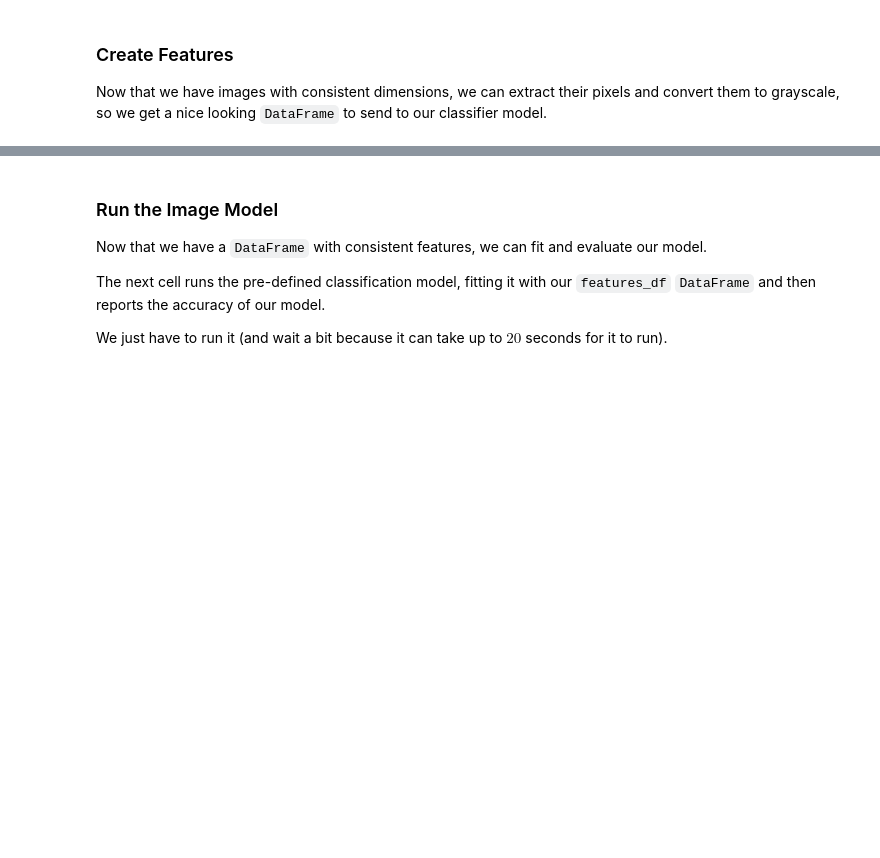
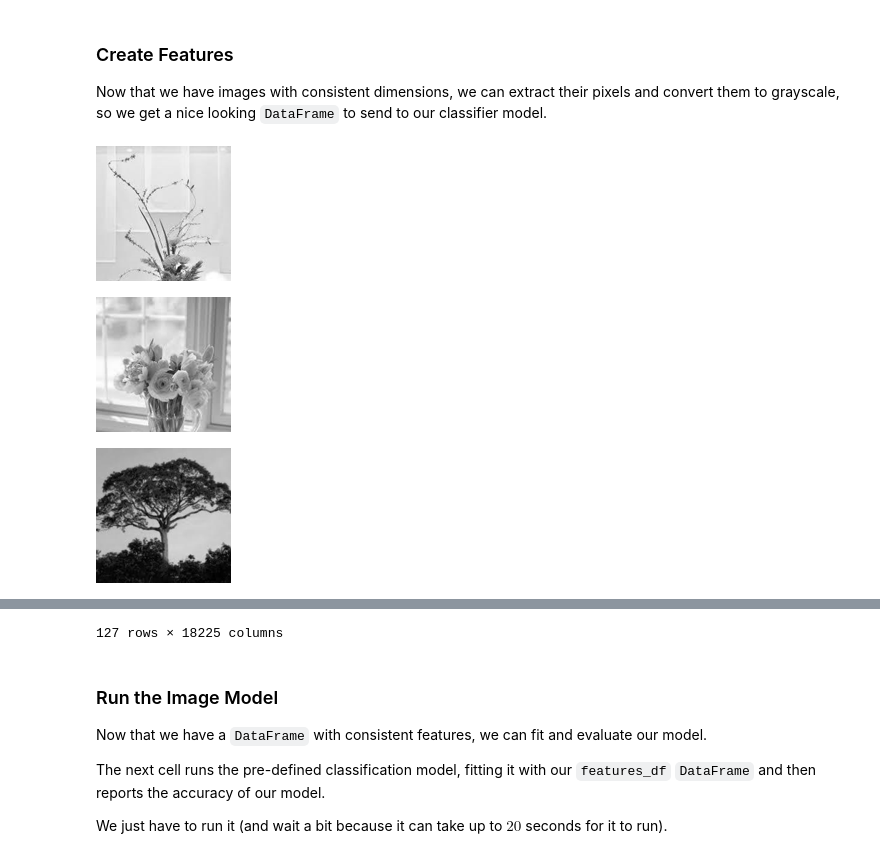
Before and after one commit to kaoriogawa-PSAM-5020-spring2026/Homework05, a Jupyter notebook: Homework05.ipynb, the cells around one changed output, grey strips where cells are left out. Drawn from its saved outputs; the diff is of its cells as text; code cells hidden in the pictures; blank space fills up the shorter version.

```diff
--- a/Homework05.ipynb
+++ b/Homework05.ipynb
@@ -390,0 +389,27 @@ Now that we have images with consistent dimensions, we can extract their pixels
+# %%
+# TODO: calculate grayscale pixel values
+resized_features =[]
+for img in imgs_resized:
+  resized_features.append(get_pixels(img))
+
+
+grayscale_features = []
+
+for pixel_list in resized_features:
+  gray_pixels = []
+  for r,g,b in pixel_list:
+   l = (r + g + b) /3
+   gray_pixels.append(l)
+  grayscale_features.append(gray_pixels)
+
+# TODO: look at some images with make_image()
+for i in range(3):
+  display(make_image(grayscale_features[i]))
+
+# TODO: create DataFrame
+grayscale_df = pd.DataFrame(grayscale_features)
+grayscale_df
+# %% [output]
+[figure, added]
+[figure, added]
+[figure, added]
@@ -391,3 +428,4 @@ Now that we have images with consistent dimensions, we can extract their pixels
+127 rows × 18225 columns
 # %% [markdown]
 ### Run the Image Model
 
```
Also changed, not shown: parts of 5 cells of this notebook.
